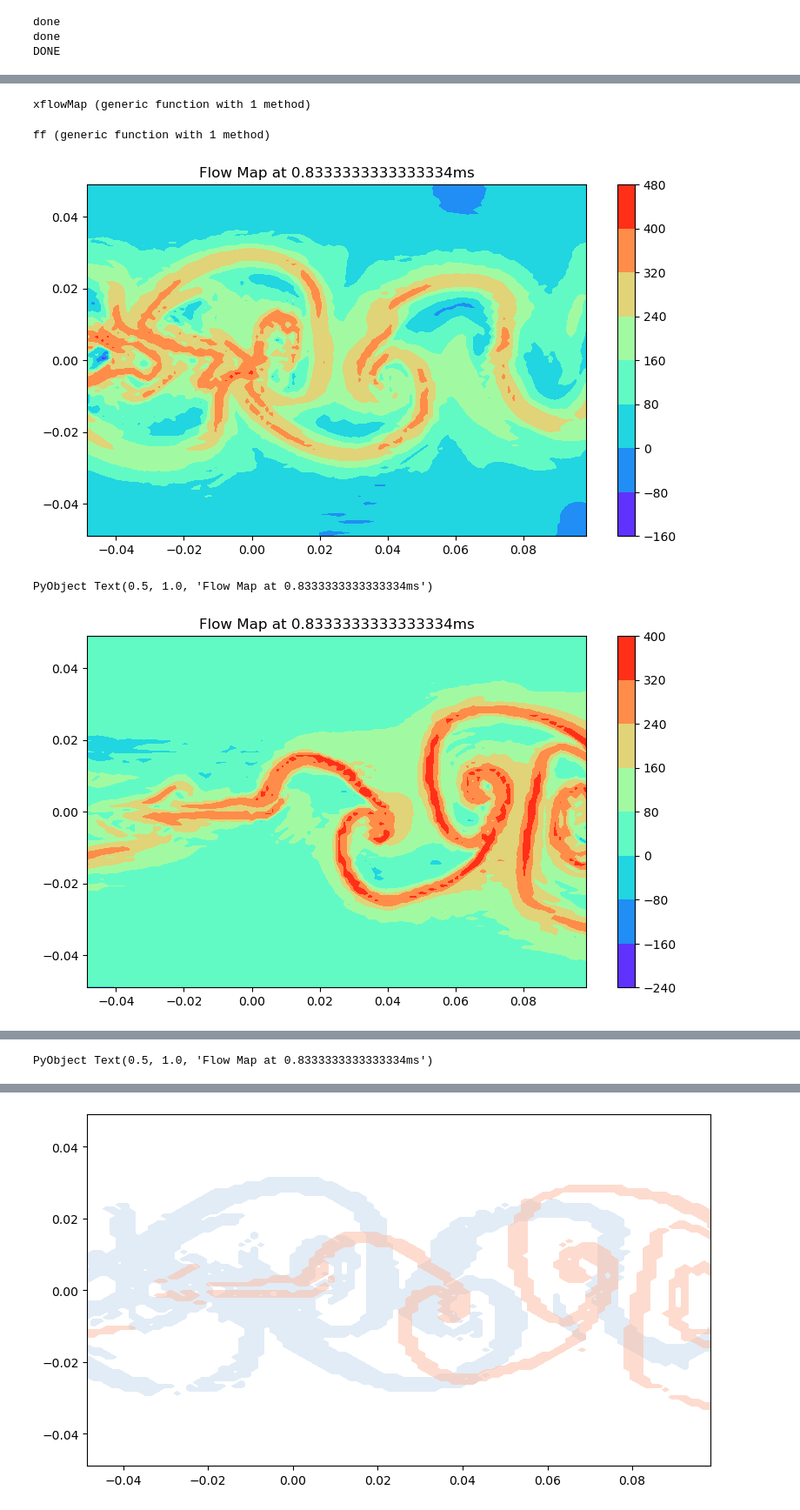
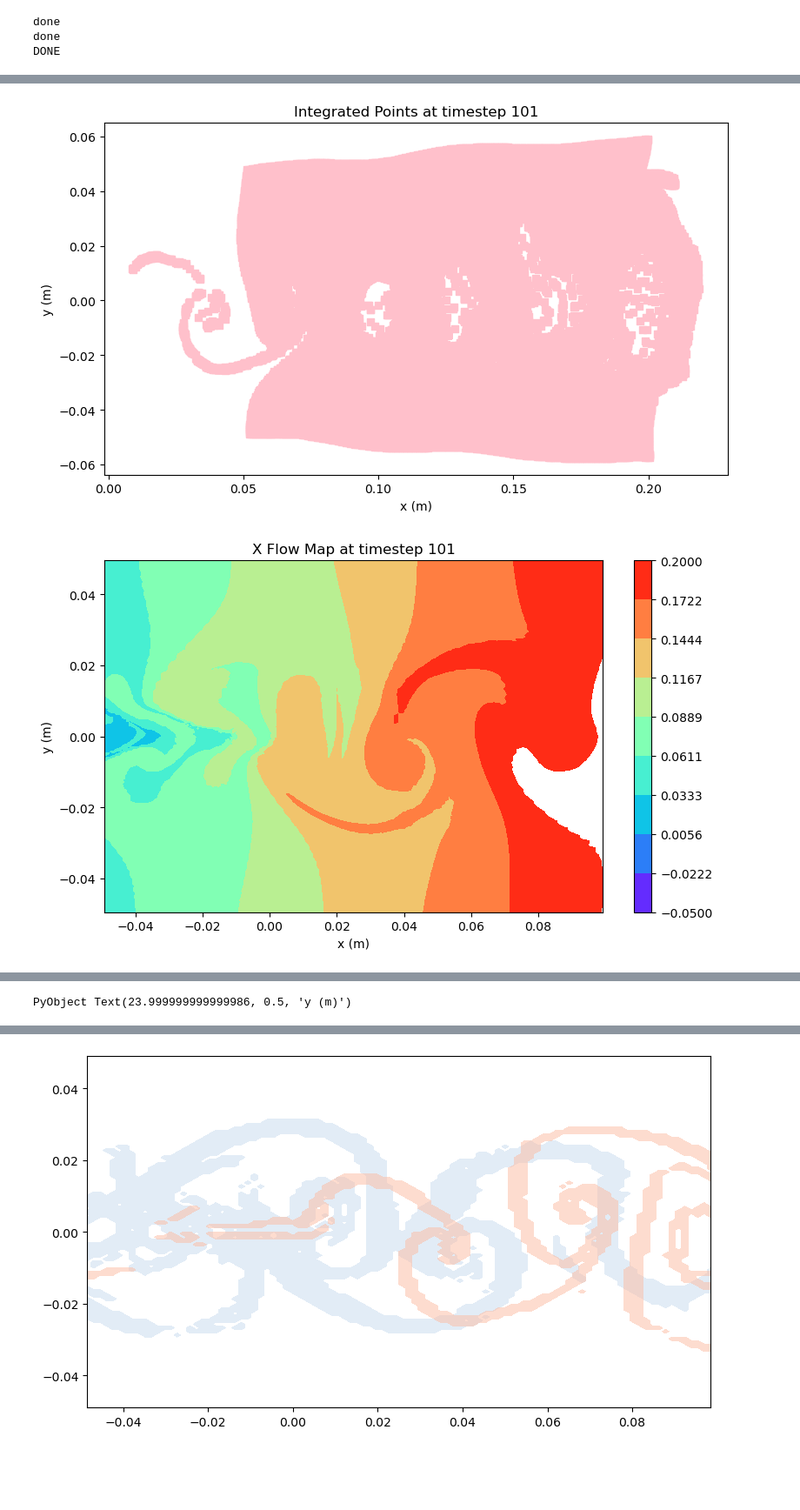
Before and after one commit to jjserdo/FTLE_JJ, a Jupyter notebook: Yuanhang-FTLE_JJ.ipynb, the cells around one changed output, grey strips where cells are left out. Shown: that part at 87% size. Cells and saved outputs as stored; diff of their text form; code cells hidden in the pictures; blank space fills up the shorter version.

Commit message:
Update plotting

```diff
--- a/Yuanhang-FTLE_JJ.ipynb
+++ b/Yuanhang-FTLE_JJ.ipynb
@@ -308,6 +308,6 @@ done
 done
 DONE
 # %%
-p1 = FTLE(500,500,-0.05,0.1,-0.05,0.05,     0*tstep_delta, 100*tstep_delta)
-n1 = FTLE(500,500,-0.05,0.1,-0.05,0.05,   200*tstep_delta, 100*tstep_delta)
+p1 = FTLE(200,200,-0.05,0.1,-0.05,0.05,     0*tstep_delta, 100*tstep_delta)
+n1 = FTLE(200,200,-0.05,0.1,-0.05,0.05,   200*tstep_delta, 100*tstep_delta)
 print("DONE")
@@ -338,33 +400,9 @@ PyObject <matplotlib.collections.PathCollection object at 0x...>
-# %%
-function xflowMap(field, tstep, levels)
-    x = field[1,1,:,:]
-    y = field[2,1,:,:]
-    z = field[1,tstep,:,:]
-    fig, ax = subplots(figsize=(9.25,5.25))
-    cm = ax.contourf(x,y,z,cmap=ColorMap("rainbow"),levels=levels)
-    fig.colorbar(cm)
-    title("Flow Map at "*string((tstep-1)*tstep_delta+tstep_start) *"ms")
-end
-# %% [output]
-xflowMap (generic function with 1 method)
-# %%
-function ff(field, tstep)
-    x = field[1,1,:,:]
-    y = field[2,1,:,:]
-    z = field[3,tstep,:,:]
-    fig, ax = subplots(figsize=(9.25,5.25))
-    cm = ax.contourf(x,y,z,cmap=ColorMap("rainbow"))
-    fig.colorbar(cm)
-    title("Flow Map at "*string((tstep-1)*tstep_delta+tstep_start) *"ms")
-end
-# %% [output]
-ff (generic function with 1 method)
-# %%
-ff(p, 101)
-# %% [output]
-[figure, removed]
-PyObject Text(0.5, 1.0, 'Flow Map at 0.8333333333333334ms')
 # %%
-ff(n, 101)
+pointsScatter(p1,"end")
+flowMap(p1,"x","end",[-0.05, 0.2])
+FTLEfield(p1,"end",[0,1])
+FTLEfield(n1,"end",[0,1])
+FTLE(p1,n1,"end")
 # %% [output]
-[figure, old version]
+[figure, new version]
+[figure, added]
@@ -371 +411 @@ ff(n, 101)
-PyObject Text(0.5, 1.0, 'Flow Map at 0.8333333333333334ms')
+PyObject Text(23.999999999999986, 0.5, 'y (m)')
```
Also changed, not shown: parts of 9 cells of this notebook.
